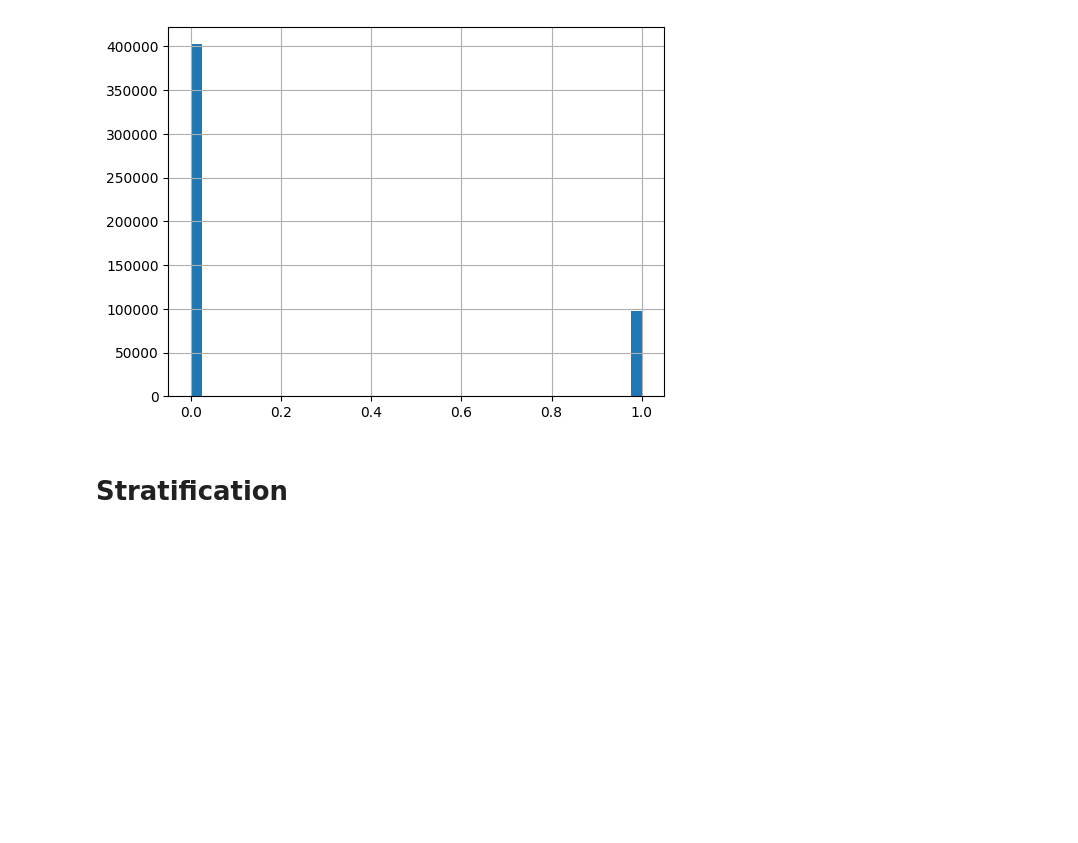
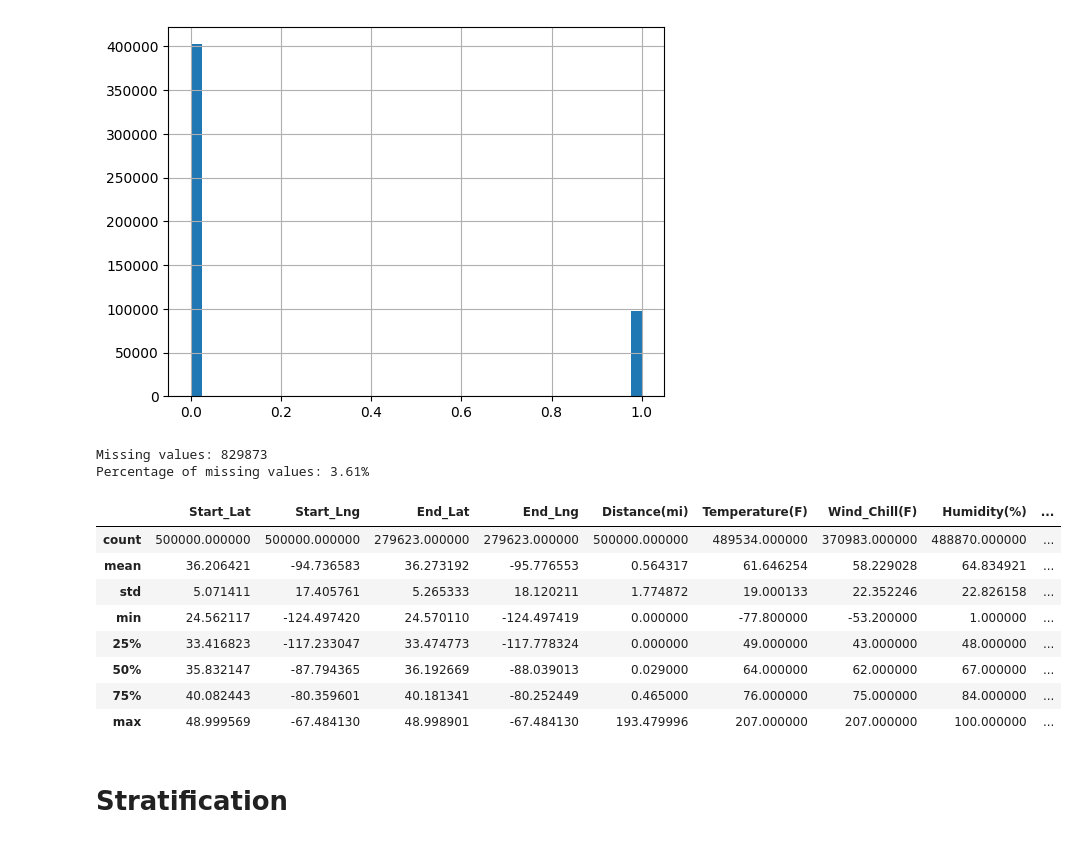
Before and after one commit to fuentesa02/MLFinalProject, a Jupyter notebook: Accidents.ipynb, the cells around one changed output. Saved outputs shown, nothing was run; the diff lists cells and outputs as text; code cells hidden in the pictures; blank space fills up the shorter version.

Commit message:
Updated binary target label and missing data presentation

```diff
--- a/Accidents.ipynb
+++ b/Accidents.ipynb
@@ -180,6 +180,27 @@ accidents["Severity_Binary"].hist(bins=40)
 # %% [output]
 <Axes: >
 [figure]
+# %%
+missing = accidents.isnull().sum().sum().sum()
+print(f"Missing values: {missing}")
+
+percentage_missing = missing / (accidents.shape[0] * accidents.shape[1]) * 100
+print(f"Percentage of missing values: {percentage_missing:.2f}%")
+# %% [output]
+Missing values: 829873
+Percentage of missing values: 3.61%
+# %%
+accidents.describe()
+# %% [output]
+|  | Start_Lat | Start_Lng | End_Lat | End_Lng | Distance(mi) | Temperature(F) | Wind_Chill(F) | Humidity(%) | ... |
+| count | 500000.000000 | 500000.000000 | 279623.000000 | 279623.000000 | 500000.000000 | 489534.000000 | 370983.000000 | 488870.000000 | ... |
+| mean | 36.206421 | -94.736583 | 36.273192 | -95.776553 | 0.564317 | 61.646254 | 58.229028 | 64.834921 | ... |
+| std | 5.071411 | 17.405761 | 5.265333 | 18.120211 | 1.774872 | 19.000133 | 22.352246 | 22.826158 | ... |
+| min | 24.562117 | -124.497420 | 24.570110 | -124.497419 | 0.000000 | -77.800000 | -53.200000 | 1.000000 | ... |
+| 25% | 33.416823 | -117.233047 | 33.474773 | -117.778324 | 0.000000 | 49.000000 | 43.000000 | 48.000000 | ... |
+| 50% | 35.832147 | -87.794365 | 36.192669 | -88.039013 | 0.029000 | 64.000000 | 62.000000 | 67.000000 | ... |
+| 75% | 40.082443 | -80.359601 | 40.181341 | -80.252449 | 0.465000 | 76.000000 | 75.000000 | 84.000000 | ... |
+| max | 48.999569 | -67.484130 | 48.998901 | -67.484130 | 193.479996 | 207.000000 | 207.000000 | 100.000000 | ... |
 # %% [markdown]
 Stratification
 ===========
```
